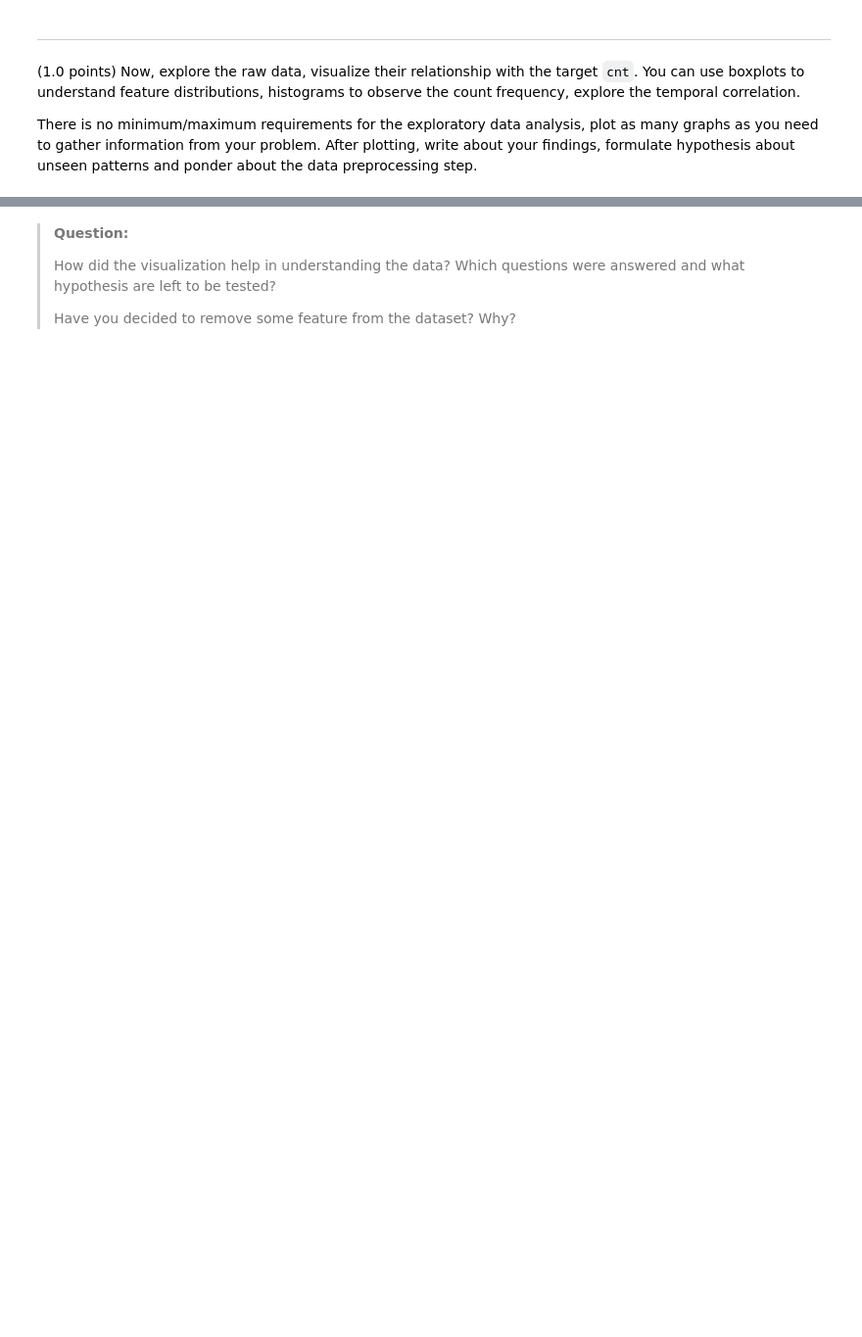
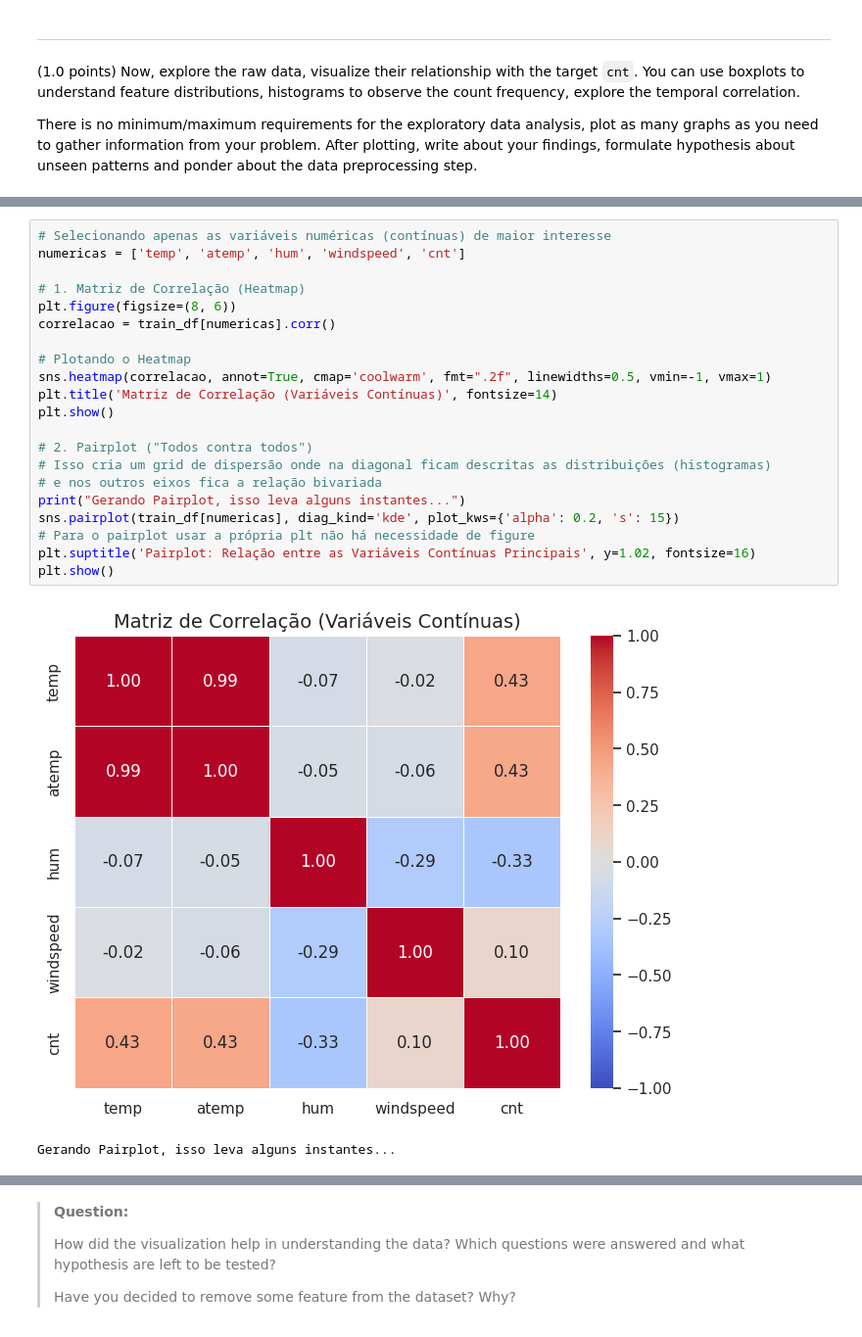
Before and after one commit to sll-bruno/machine-learning-projects, a Jupyter notebook: Tarefa1/mc886_1s2026-assignment_1.ipynb, the cells around one changed output, grey strips where cells are left out. Shown at 98% size. Saved outputs shown, nothing was run; the diff lists cells and outputs as text; blank space fills up the shorter version.

```diff
--- a/Tarefa1/mc886_1s2026-assignment_1.ipynb
+++ b/Tarefa1/mc886_1s2026-assignment_1.ipynb
@@ -198,0 +422,24 @@ plt.show()
+# %%
+# Selecionando apenas as variáveis numéricas (contínuas) de maior interesse
+numericas = ['temp', 'atemp', 'hum', 'windspeed', 'cnt']
+
+# 1. Matriz de Correlação (Heatmap)
+plt.figure(figsize=(8, 6))
+correlacao = train_df[numericas].corr()
+
+# Plotando o Heatmap
+sns.heatmap(correlacao, annot=True, cmap='coolwarm', fmt=".2f", linewidths=0.5, vmin=-1, vmax=1)
+plt.title('Matriz de Correlação (Variáveis Contínuas)', fontsize=14)
+plt.show()
+
+# 2. Pairplot ("Todos contra todos")
+# Isso cria um grid de dispersão onde na diagonal ficam descritas as distribuições (histogramas)
+# e nos outros eixos fica a relação bivariada
+print("Gerando Pairplot, isso leva alguns instantes...")
+sns.pairplot(train_df[numericas], diag_kind='kde', plot_kws={'alpha': 0.2, 's': 15})
+# Para o pairplot usar a própria plt não há necessidade de figure
+plt.suptitle('Pairplot: Relação entre as Variáveis Contínuas Principais', y=1.02, fontsize=16)
+plt.show()
+# %% [output]
+[figure, added]
+Gerando Pairplot, isso leva alguns instantes...
```
Also changed, not shown: parts of 27 cells of this notebook, 1 other file.
